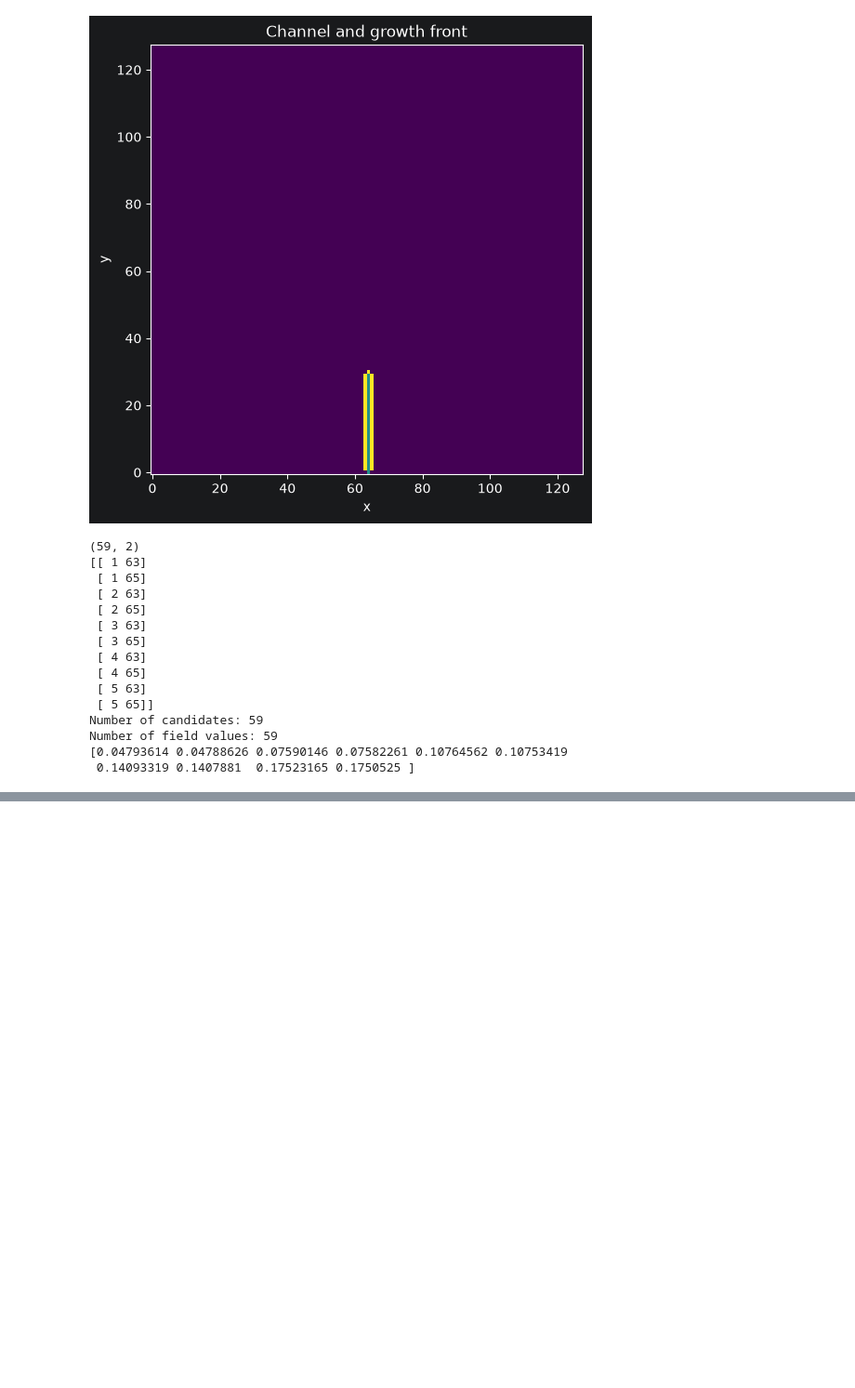
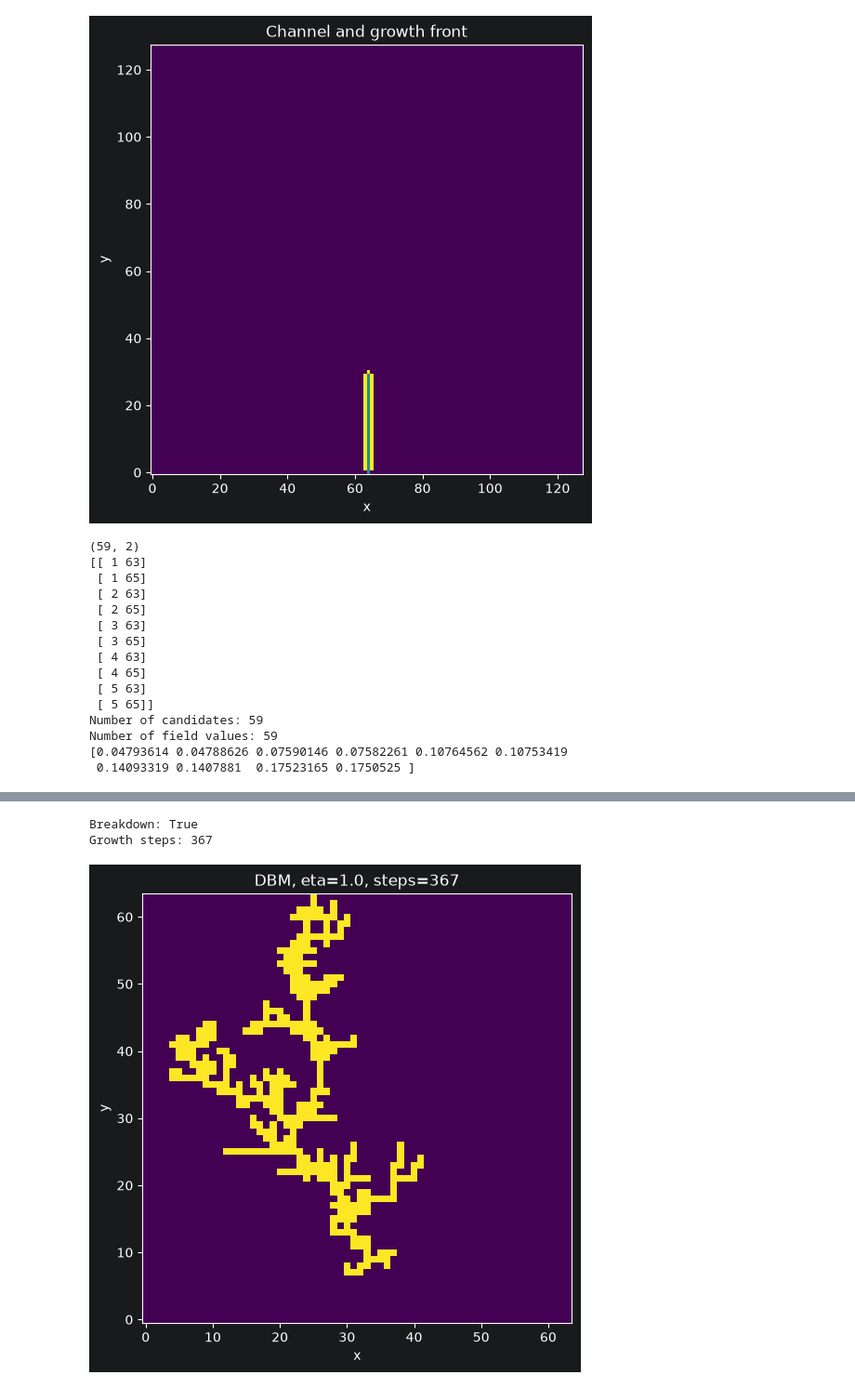
Before and after one commit to the-worst-student/dielectric-breakdown-model, a Jupyter notebook: notebooks/01_test_field.ipynb, the cells around one changed output, grey strips where cells are left out. Shown at 93% size. Saved outputs shown, nothing was run; the diff lists cells and outputs as text; code cells hidden in the pictures; blank space fills up the shorter version.

```diff
--- a/notebooks/01_test_field.ipynb
+++ b/notebooks/01_test_field.ipynb
@@ -258,31 +297,35 @@ plt.show()
 # %%
 from src.simulator import run_simulation
 config = SimulationConfig(
     nx=64,
     ny=64,
     voltage=1.0,
     tolerance=1e-5,
     max_iterations=50_000,
     eta=1.0,
-    max_steps=3000,
+    max_growth_steps=3000,
     random_seed=42,
 )
 field, history, breakdown = run_simulation(config)
 
 print("Breakdown:", breakdown)
 print("Growth steps:", len(history))
 plt.figure(figsize=(6, 6))
 
 plt.imshow(
     field.channel,
     origin="lower",
     aspect="equal"
 )
 
 plt.xlabel("x")
 plt.ylabel("y")
 plt.title(
     f"DBM, eta={config.eta}, steps={len(history)}"
 )
 
 plt.show()
+# %% [output]
+Breakdown: True
+Growth steps: 367
+[figure, added]
```
Also changed, not shown: parts of 10 cells of this notebook, 11 other files.
